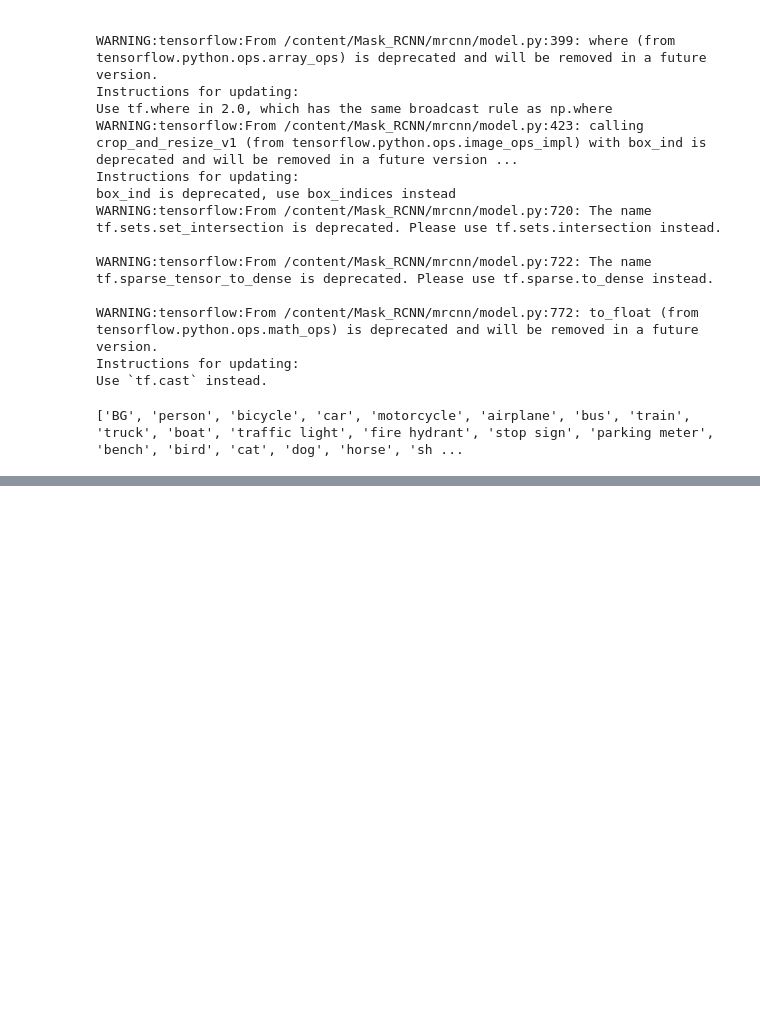
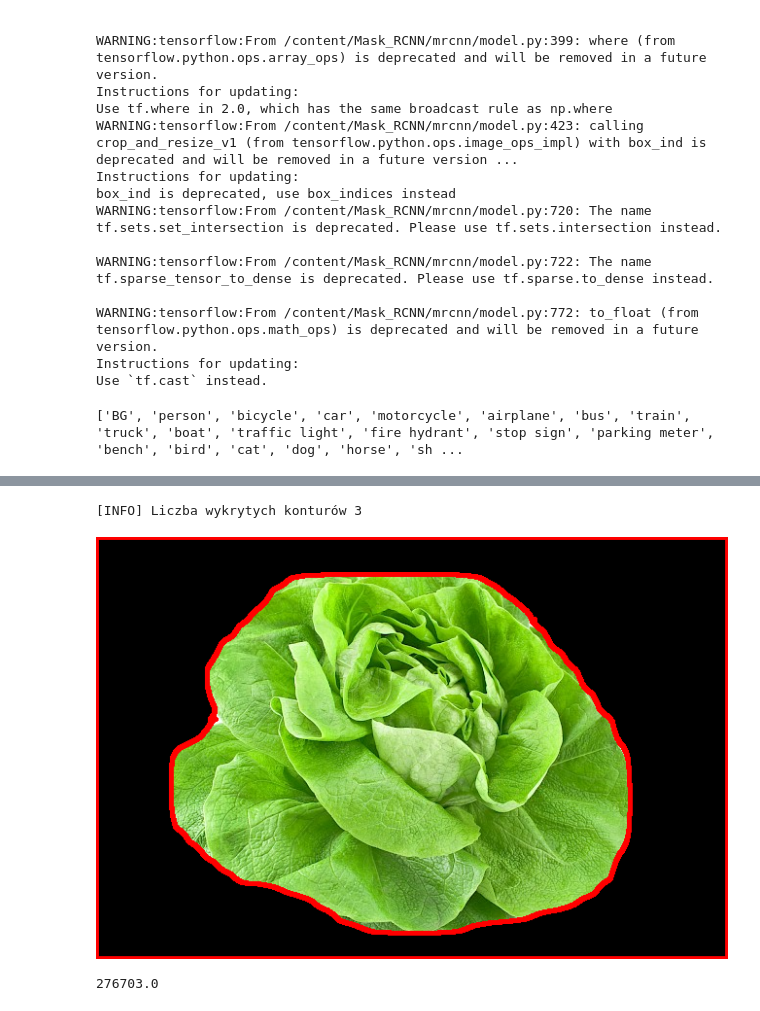
Before and after one commit to Szczempus/computer-vision, a Jupyter notebook: Mask_RCNN.ipynb, the cells around one changed output, grey strips where cells are left out. Drawn from its saved outputs; the diff is of its cells as text; code cells hidden in the pictures; blank space fills up the shorter version.

```diff
--- a/Mask_RCNN.ipynb
+++ b/Mask_RCNN.ipynb
@@ -139,0 +159,21 @@ anchors                  shape: (1, 261888, 4)        min:   -0.35390  max:    1
+# %%
+img_graY = cv2.cvtColor(src=temp, code=cv2.COLOR_BGR2GRAY)
+thresh_val = 0
+thresh = cv2.threshold(src=img_graY, thresh=thresh_val, maxval=255, type=cv2.THRESH_BINARY)[1]
+thresh_inv = cv2.bitwise_not(src=img_graY)
+contours = cv2.findContours(image=thresh, mode=cv2.RETR_LIST, method=cv2.CHAIN_APPROX_SIMPLE)[0]
+print(f'[INFO] Liczba wykrytych konturów {len(contours)}')
+cont = 0
+img_cnt = cv2.drawContours(image=temp, contours=[contours[cont]],
+                          contourIdx=-1, color=(0, 0, 255), thickness=2)
+cv2_imshow(img_cnt)
+# %% [output]
+[INFO] Liczba wykrytych konturów 3
+[figure, added]
+# %%
+for idx, contour in enumerate(contours):
+  area = cv2.contourArea(contour=contour, oriented=True)
+  if area > 0:
+    print(area)
+# %% [output]
+276703.0
```
Also changed, not shown: parts of 5 cells of this notebook.
